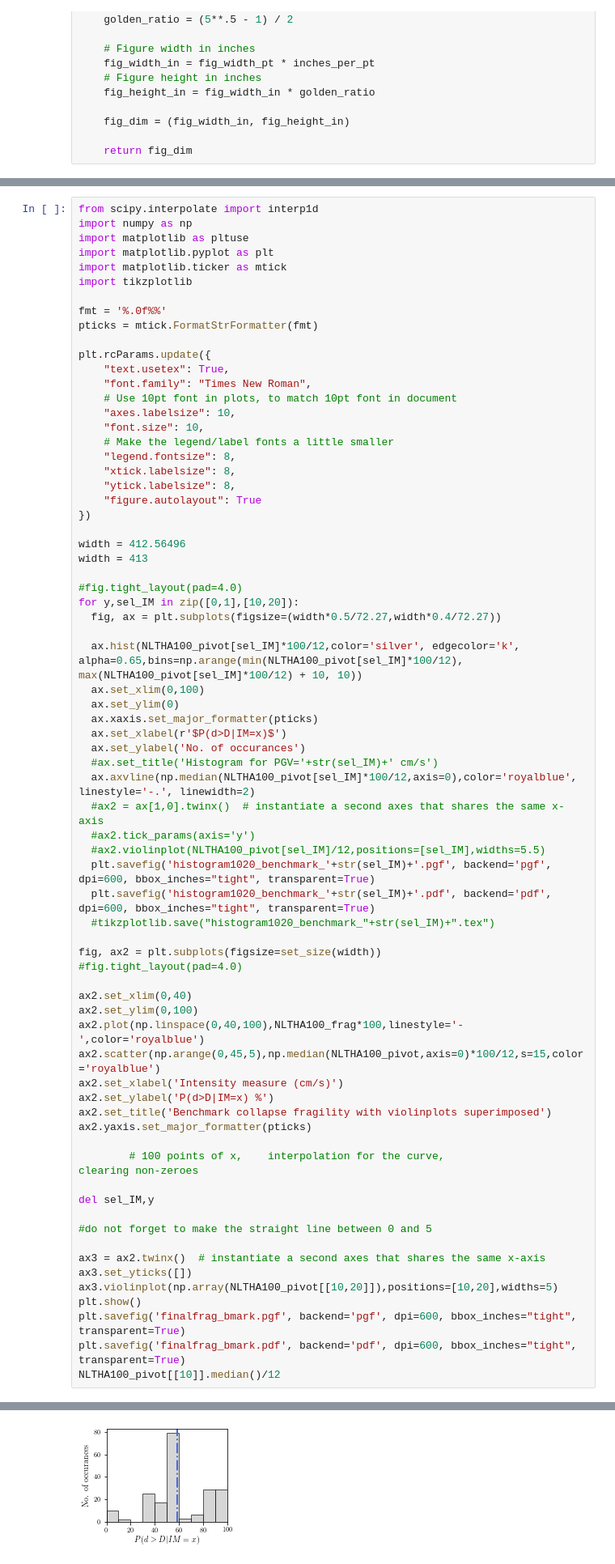
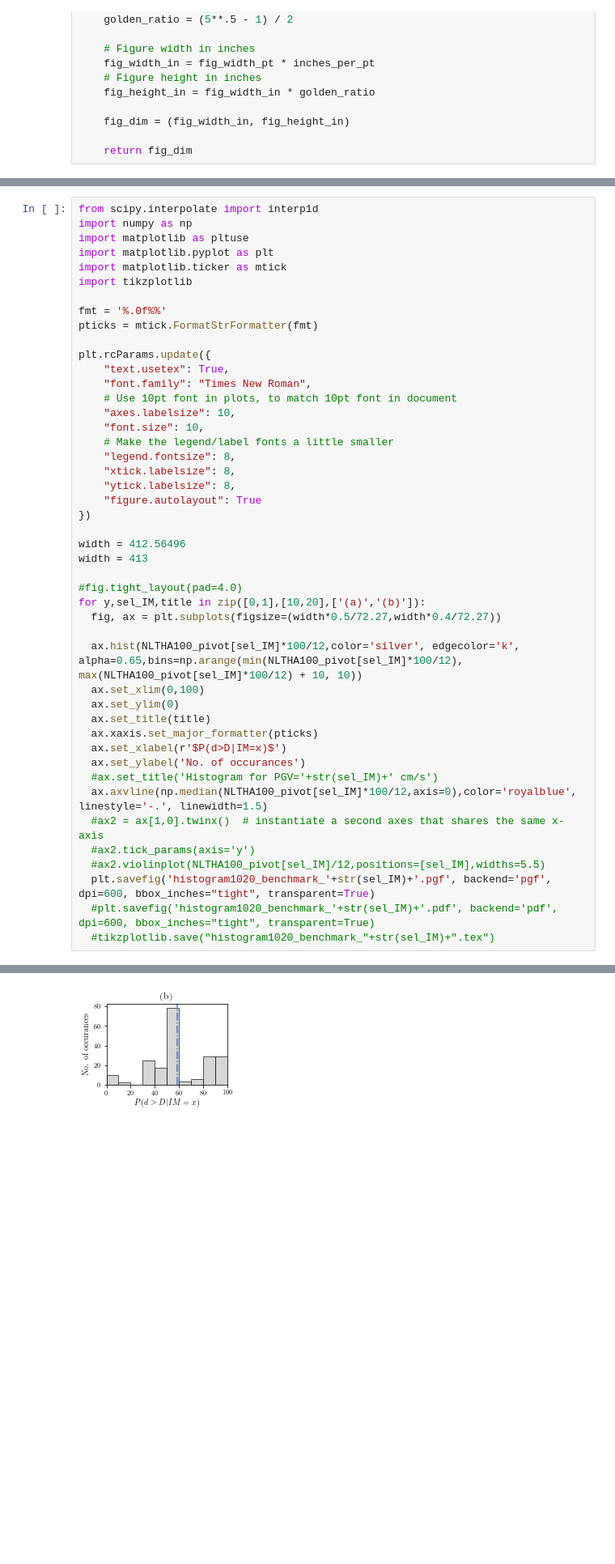
Before and after one commit to mtareqsoliman/msthesis, a Jupyter notebook: Benchmark_RS_DBLANN_12092022.ipynb, the cells around one changed output, grey strips where cells are left out. Shown at 81% size. Drawn from its saved outputs; the diff is of its cells as text; blank space fills up the shorter version.

```diff
--- a/Benchmark_RS_DBLANN_12092022.ipynb
+++ b/Benchmark_RS_DBLANN_12092022.ipynb
@@ -274,47 +296,22 @@ width = 412.56496
 width = 413
 
 #fig.tight_layout(pad=4.0)
-for y,sel_IM in zip([0,1],[10,20]):
+for y,sel_IM,title in zip([0,1],[10,20],['(a)','(b)']):
   fig, ax = plt.subplots(figsize=(width*0.5/72.27,width*0.4/72.27))
 
   ax.hist(NLTHA100_pivot[sel_IM]*100/12,color='silver', edgecolor='k', alpha=0.65,bins=np.arange(min(NLTHA100_pivot[sel_IM]*100/12), max(NLTHA100_pivot[sel_IM]*100/12) + 10, 10))
   ax.set_xlim(0,100)
   ax.set_ylim(0)
+  ax.set_title(title)
   ax.xaxis.set_major_formatter(pticks)
   ax.set_xlabel(r'$P(d>D|IM=x)$')
   ax.set_ylabel('No. of occurances')
   #ax.set_title('Histogram for PGV='+str(sel_IM)+' cm/s')
-  ax.axvline(np.median(NLTHA100_pivot[sel_IM]*100/12,axis=0),color='royalblue', linestyle='-.', linewidth=2)
+  ax.axvline(np.median(NLTHA100_pivot[sel_IM]*100/12,axis=0),color='royalblue', linestyle='-.', linewidth=1.5)
   #ax2 = ax[1,0].twinx()  # instantiate a second axes that shares the same x-axis
   #ax2.tick_params(axis='y')
   #ax2.violinplot(NLTHA100_pivot[sel_IM]/12,positions=[sel_IM],widths=5.5)
   plt.savefig('histogram1020_benchmark_'+str(sel_IM)+'.pgf', backend='pgf', dpi=600, bbox_inches="tight", transparent=True)
-  plt.savefig('histogram1020_benchmark_'+str(sel_IM)+'.pdf', backend='pdf', dpi=600, bbox_inches="tight", transparent=True)
+  #plt.savefig('histogram1020_benchmark_'+str(sel_IM)+'.pdf', backend='pdf', dpi=600, bbox_inches="tight", transparent=True)
   #tikzplotlib.save("histogram1020_benchmark_"+str(sel_IM)+".tex")
-
-fig, ax2 = plt.subplots(figsize=set_size(width))
-#fig.tight_layout(pad=4.0)
-
-ax2.set_xlim(0,40)
-ax2.set_ylim(0,100)
-ax2.plot(np.linspace(0,40,100),NLTHA100_frag*100,linestyle='-',color='royalblue')
-ax2.scatter(np.arange(0,45,5),np.median(NLTHA100_pivot,axis=0)*100/12,s=15,color='royalblue')
-ax2.set_xlabel('Intensity measure (cm/s)')
-ax2.set_ylabel('P(d>D|IM=x) %')
-ax2.set_title('Benchmark collapse fragility with violinplots superimposed')
-ax2.yaxis.set_major_formatter(pticks)
-
-        # 100 points of x,    interpolation for the curve,                                                              clearing non-zeroes
-
-del sel_IM,y
-
-#do not forget to make the straight line between 0 and 5
-
-ax3 = ax2.twinx()  # instantiate a second axes that shares the same x-axis
-ax3.set_yticks([])
-ax3.violinplot(np.array(NLTHA100_pivot[[10,20]]),positions=[10,20],widths=5)
-plt.show()
-plt.savefig('finalfrag_bmark.pgf', backend='pgf', dpi=600, bbox_inches="tight", transparent=True)
-plt.savefig('finalfrag_bmark.pdf', backend='pdf', dpi=600, bbox_inches="tight", transparent=True)
-NLTHA100_pivot[[10]].median()/12
 # %% [output]
@@ -322 +319 @@ NLTHA100_pivot[[10]].median()/12
-[figure, old version]
+[figure, new version]
```
Also changed, not shown: parts of 39 cells of this notebook.
